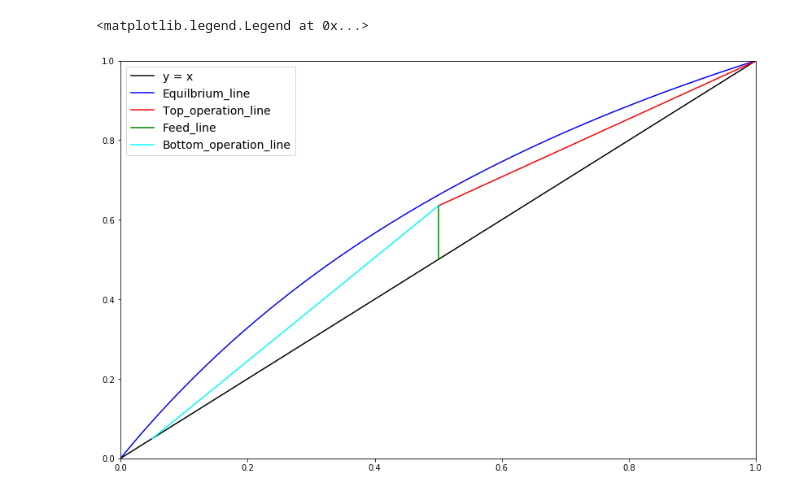
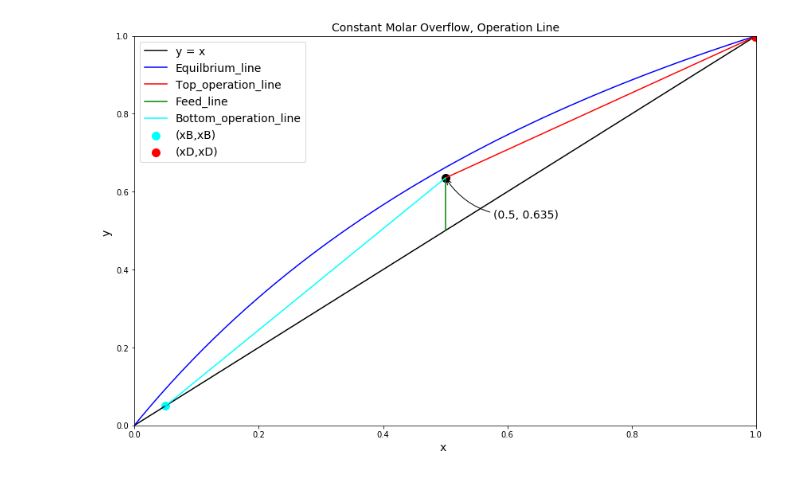
Before and after one commit to KyoHoon998/HomeWork, a Jupyter notebook: Untitled36.ipynb, the cells around one changed output. Cells and saved outputs as stored; diff of their text form; code cells hidden in the pictures.

```diff
--- a/Untitled36.ipynb
+++ b/Untitled36.ipynb
@@ -5,35 +5,42 @@ import matplotlib as mpl
 import matplotlib.pyplot as plt
 import numpy as np
 import sympy
 import math
 
 
 #일정몰 넘침 가정
 P = 70 #kpa
 Rdm = 2.074
 D = 92.993
 xd = 0.998
 
 
 x = np.linspace(0,1,100)
 fig, ax = plt.subplots(figsize=(14,9))
 
 ax.plot(np.linspace(0,1),np.linspace(0,1),c='black',label= 'y = x' )
 ax.axis([0,1,0,1])
 y_eq = (1.957 * x) / (1+(0.957)*x)
 y_top = 0.729*x + 0.27
 y_bottom = 1.3*x-0.015
 
 
-0.5, 0.635
-
 ax.plot(x, y_eq, color="blue", label = 'Equilbrium_line')
 ax.plot([0.5 , 0.998],[0.635,0.998], color="red", label = 'Top_operation_line')
 ax.plot([0.5,0.5],[0.5,0.635 ], color="green", label = 'Feed_line')
 ax.plot([0.05,0.5] ,[0.05 , 0.635], color = "cyan",label = 'Bottom_operation_line')
 
+ax.scatter(0.05,0.05,marker='o', s = 100, c = 'cyan', label = '(xB,xB)')
+ax.scatter(0.998,0.998,marker='o', s = 100, c = 'red', label = '(xD,xD)')
+ax.scatter(0.5,0.635,marker='o', s = 100, c = 'black')
 
-plt.legend(fontsize=14)
+ax.annotate("(0.5, 0.635)", fontsize=14, xy=(0.5, 0.635), xycoords='data',xytext=(60, -50), textcoords='offset points', arrowprops=dict(arrowstyle="->", connectionstyle="arc3, rad=-0.3"))
+
+
+plt.title('Constant Molar Overflow, Operation Line' , fontsize=14)
+plt.legend(fontsize = 14)
+plt.xlabel('x ',fontsize=14)
+plt.ylabel('y ',fontsize=14)
+plt.show()
 # %% [output]
-<matplotlib.legend.Legend at 0x...>
-[figure, old version]
+[figure, new version]
```
Also changed, not shown: parts of 1 cell of this notebook.
